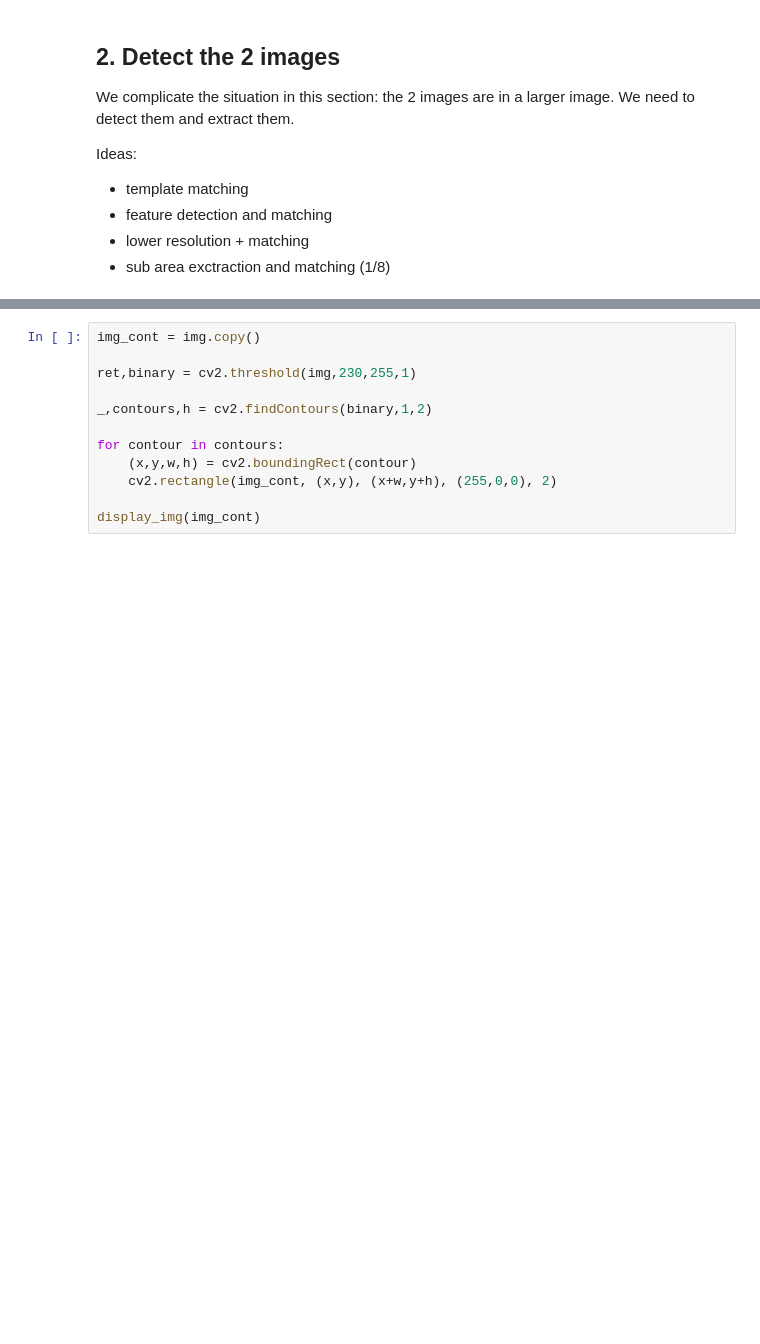
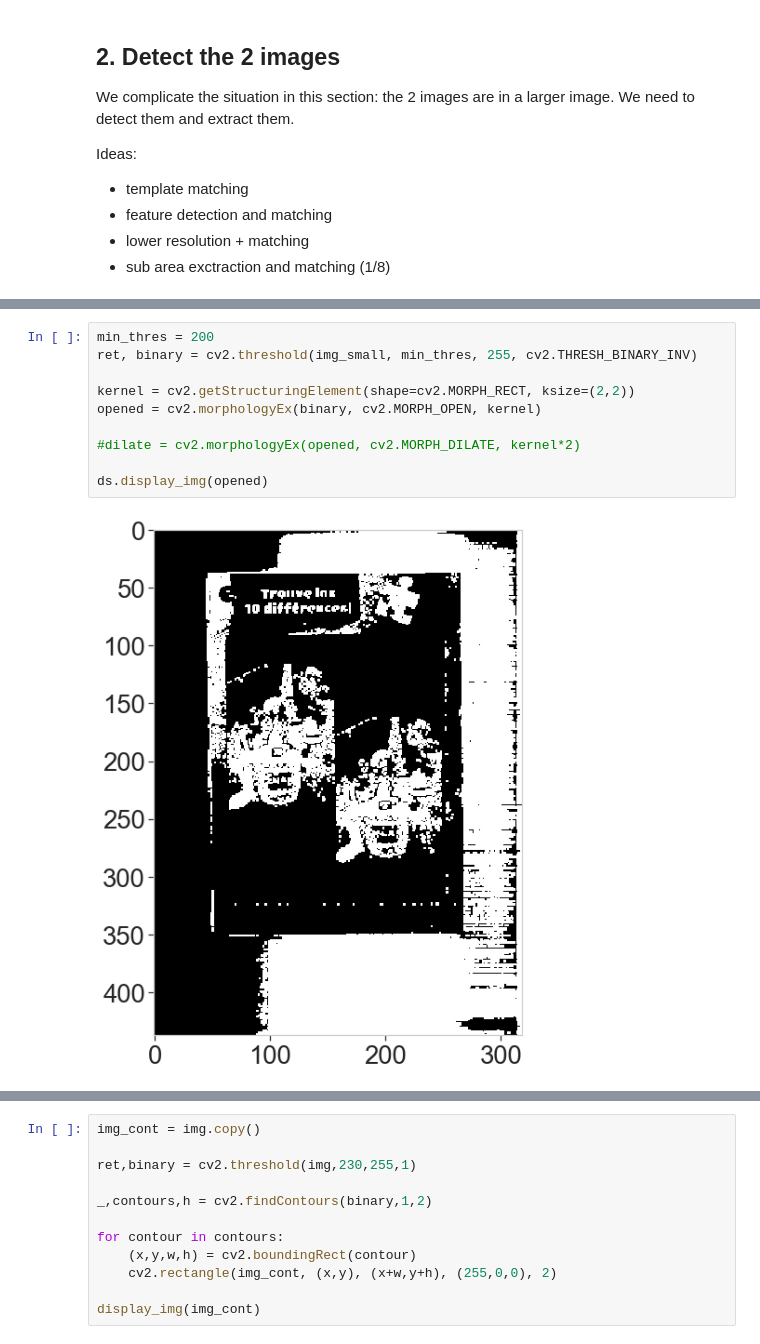
Before and after one commit to jcoupon/diff_spotter, a Jupyter notebook: Image_registration.ipynb, the cells around one changed output, grey strips where cells are left out. Drawn from its saved outputs; the diff is of its cells as text; blank space fills up the shorter version.

```diff
--- a/Image_registration.ipynb
+++ b/Image_registration.ipynb
@@ -79,0 +144,12 @@ Ideas:
+# %%
+min_thres = 200
+ret, binary = cv2.threshold(img_small, min_thres, 255, cv2.THRESH_BINARY_INV)
+
+kernel = cv2.getStructuringElement(shape=cv2.MORPH_RECT, ksize=(2,2))
+opened = cv2.morphologyEx(binary, cv2.MORPH_OPEN, kernel)
+
+#dilate = cv2.morphologyEx(opened, cv2.MORPH_DILATE, kernel*2)
+
+ds.display_img(opened)
+# %% [output]
+[figure, added]
```
Also changed, not shown: parts of 15 cells of this notebook, 1 other file.
